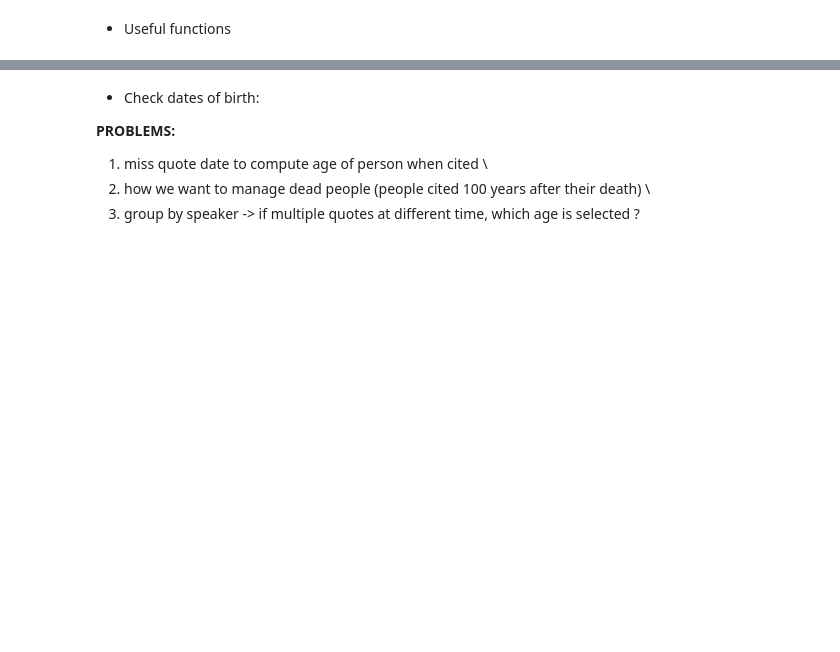
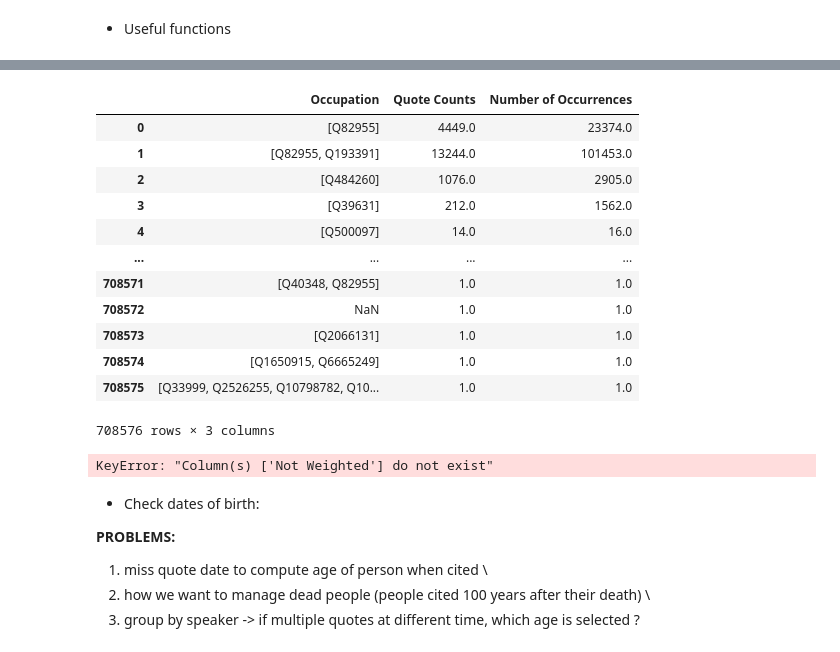
Before and after one commit to epfl-ada/ada-2021-project-cool-group-name, a Jupyter notebook: Data Analysis Speaker.ipynb, the cells around one changed output, grey strips where cells are left out. Drawn from its saved outputs; the diff is of its cells as text; code cells hidden in the pictures; blank space fills up the shorter version.

```diff
--- a/Data Analysis Speaker.ipynb
+++ b/Data Analysis Speaker.ipynb
@@ -273,3 +290,33 @@ def plot_feature_occurences(feature_count, ax, number=20):
+# %%
+df_a = df.apply(lambda row: {'Occupation': row['occupation'],
+                               'Quote Counts': row['quote_count'],
+                               'Number of Occurrences': sum(row['num_occurrences'])},
+                  axis = 1,
+                  result_type = 'expand')
+
+
+df_a.dropna(axis = 0, how = 'any')
+df_a.reset_index(drop = True, inplace = True)
+# %%
+df_a
+# %% [output]
+|  | Occupation | Quote Counts | Number of Occurrences |
+| 0 | [Q82955] | 4449.0 | 23374.0 |
+| 1 | [Q82955, Q193391] | 13244.0 | 101453.0 |
+| 2 | [Q484260] | 1076.0 | 2905.0 |
+| 3 | [Q39631] | 212.0 | 1562.0 |
+| 4 | [Q500097] | 14.0 | 16.0 |
+| ... | ... | ... | ... |
+| 708571 | [Q40348, Q82955] | 1.0 | 1.0 |
+| 708572 | NaN | 1.0 | 1.0 |
+| 708573 | [Q2066131] | 1.0 | 1.0 |
+| 708574 | [Q1650915, Q6665249] | 1.0 | 1.0 |
+| 708575 | [Q33999, Q2526255, Q10798782, Q10... | 1.0 | 1.0 |
+708576 rows × 3 columns
+# %%
+value_counts = df_a.groupby('Occupation').aggregate({'Not Weighted': np.size, 'Quote Counts': np.sum, 'Number of Occurrences': np.sum})
+# %% [output]
+KeyError: "Column(s) ['Not Weighted'] do not exist"
 # %%
 def find_birth_date_match(birth_date):
     matches = re.match(r'^[+-](?P<year>\d{4})-(?P<month>\d{2})-(?P<day>\d{2})T\d{2}:\d{2}:\d{2}Z$', birth_date)
```
Also changed, not shown: parts of 13 cells of this notebook.
